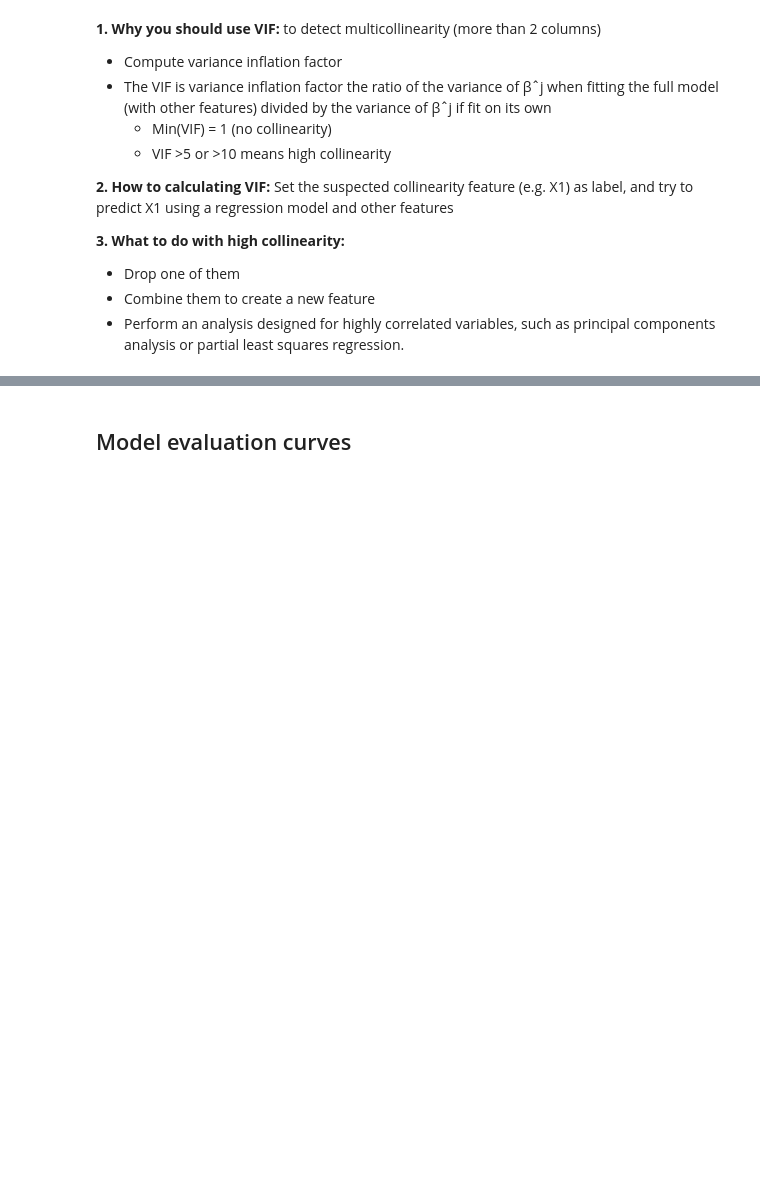
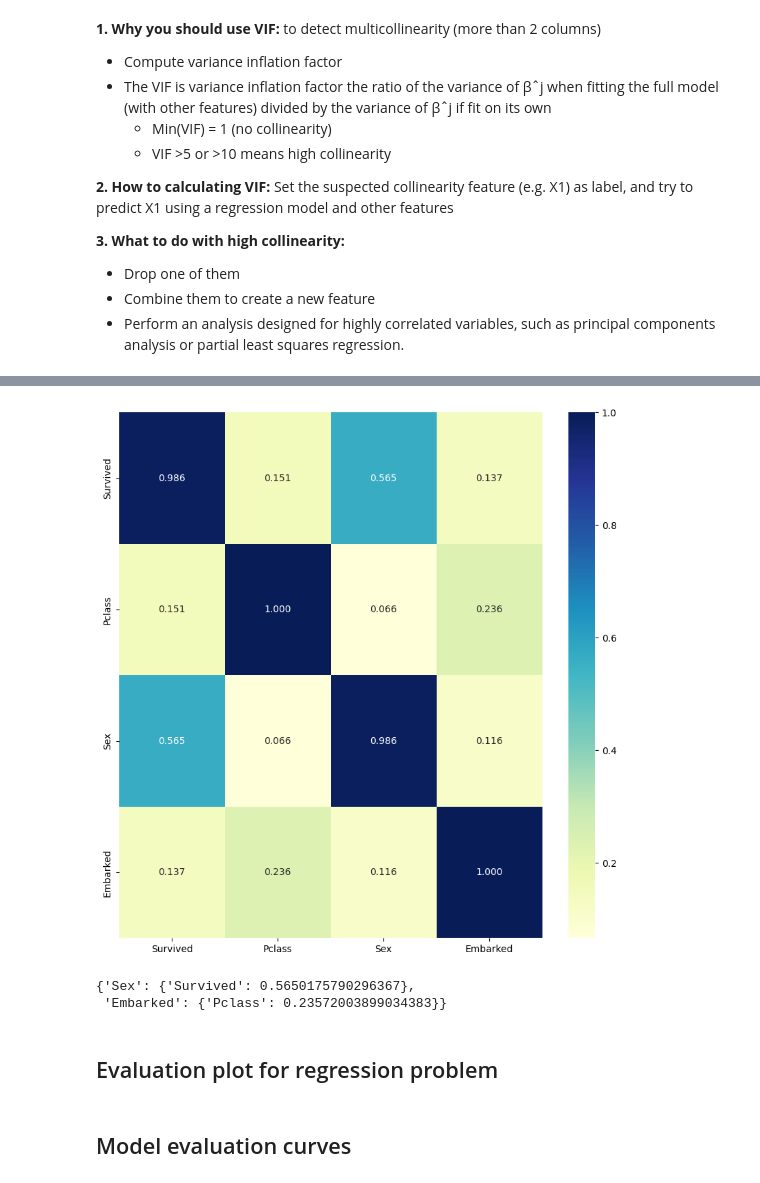
Before and after one commit to anhquan0412/that-ml-library, a Jupyter notebook: nbs/03_chart_plotting.ipynb, the cells around one changed output, grey strips where cells are left out. Cells and saved outputs as stored; diff of their text form; code cells hidden in the pictures; blank space fills up the shorter version.

Commit message:
update training sklearn, and plots

```diff
--- a/nbs/03_chart_plotting.ipynb
+++ b/nbs/03_chart_plotting.ipynb
@@ -113,0 +179,22 @@ dtype: float64
+# %%
+#| export
+def get_cat_correlation(df_cat):
+    cramer_matrix = []
+    cat_cols = df_cat.columns.tolist()
+    for c in cat_cols:
+        _tmp = []
+        for c1 in cat_cols:
+            _tmp.append(_cramer_v(df_cat[c],df_cat[c1]))
+        cramer_matrix.append(_tmp)
+    cramer_df = pd.DataFrame(cramer_matrix,columns=df_cat.columns.values)
+    cramer_df.index = df_cat.columns.values
+    return cramer_df
+# %%
+#| export
+def plot_cat_correlation(df_cat, # DataFrame with categorical features that have been processed
+                        figsize=(10,10), # Matplotlib figsize
+                        ):
+    cramer_df = get_cat_correlation(df_cat)
+    fig,ax = plt.subplots(figsize=figsize)
+    dataplot = sns.heatmap(cramer_df, fmt=f".3f",cmap="YlGnBu", annot=True)
+    plt.show()
@@ -113,0 +218,6 @@ dtype: float64
+# %%
+for c in ['Sex','Embarked']:
+    oe= OrdinalEncoder()
+    df[c] = oe.fit_transform(df[c].values.reshape(-1,1))
+# %%
+df_cat = df[['Survived','Pclass','Sex','Embarked']]
@@ -114,3 +239,15 @@ dtype: float64
+# %%
+plot_cat_correlation(df_cat)
+# %% [output]
+[figure, added]
+# %%
+cat_corr = get_cat_correlation(df_cat)
+get_correlation_by_threshold(cat_corr,min_thres=0.2)
+# %% [output]
+{'Sex': {'Survived': 0.5650175790296367},
+ 'Embarked': {'Pclass': 0.23572003899034383}}
+# %% [markdown]
+## Evaluation plot for regression problem
 # %% [markdown]
 ## Model evaluation curves
 # %%
```
Also changed, not shown: parts of 20 cells of this notebook, 5 other files.
